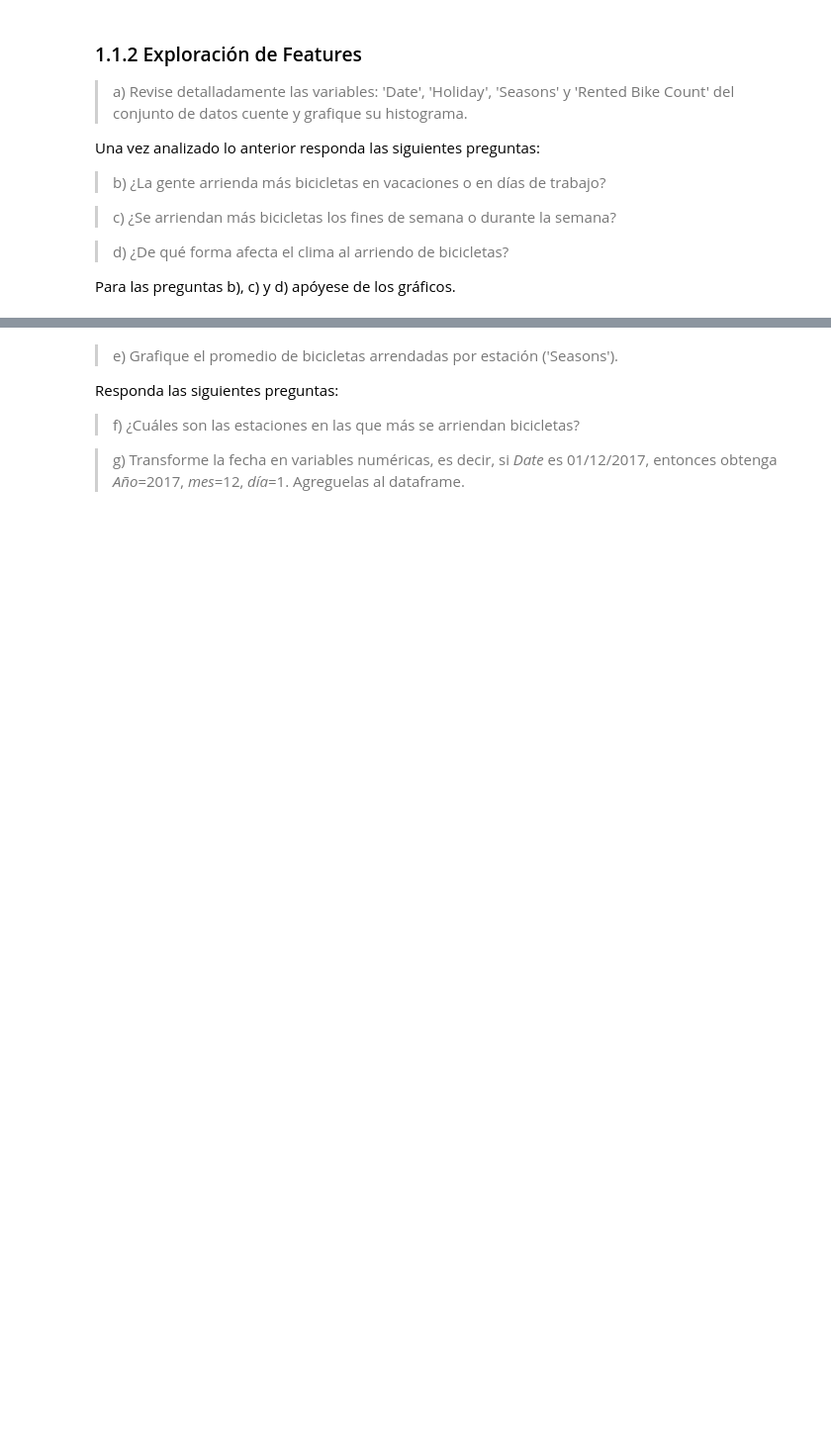
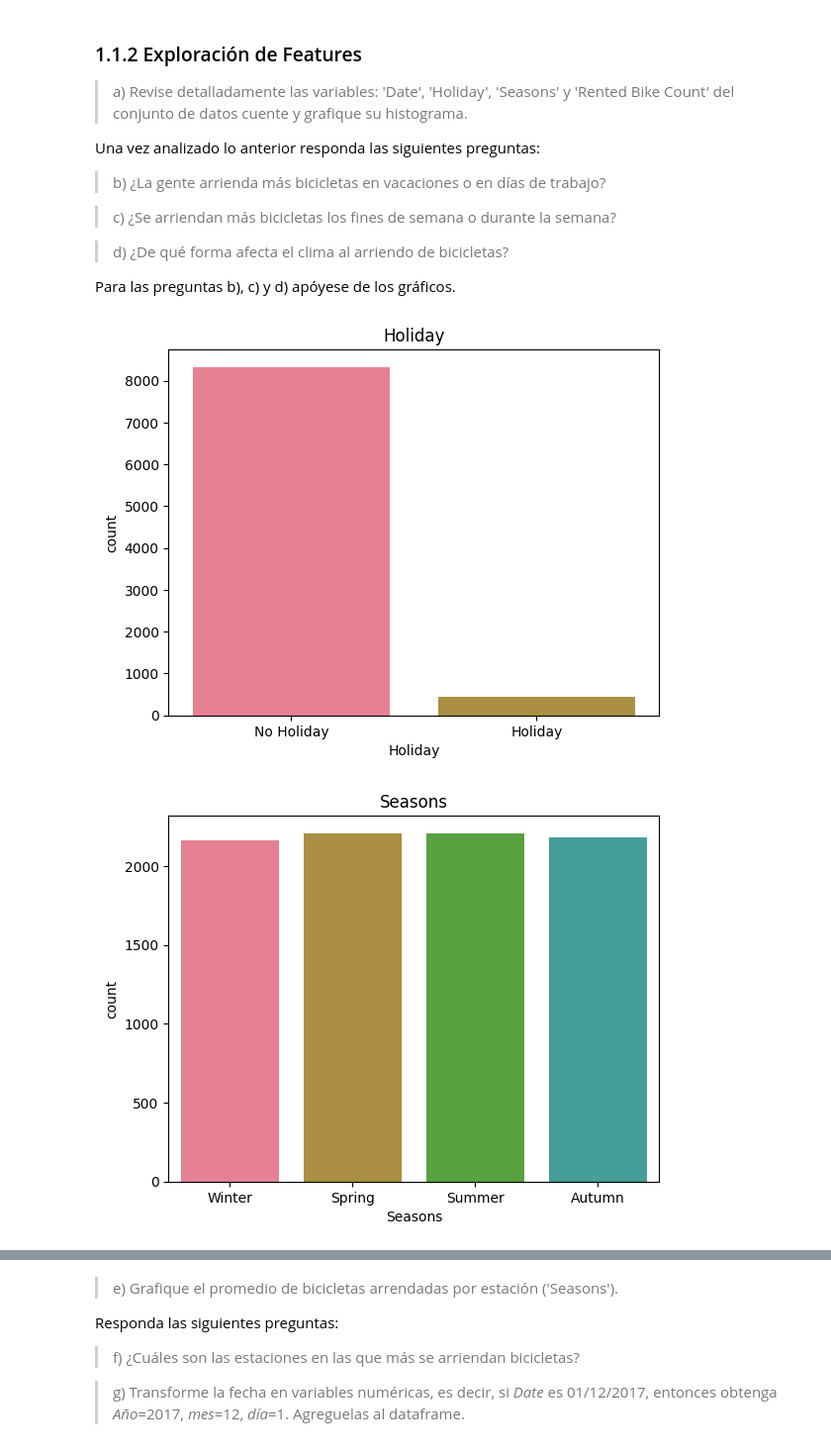
Before and after one commit to GersonHMG/Tarea1ML, a Jupyter notebook: Tarea1.ipynb, the cells around one changed output, grey strips where cells are left out. Shown at 99% size. Saved outputs shown, nothing was run; the diff lists cells and outputs as text; code cells hidden in the pictures; blank space fills up the shorter version.

```diff
--- a/Tarea1.ipynb
+++ b/Tarea1.ipynb
@@ -203,5 +207,5 @@ barplots('Hour','Rented Bike Count','Functioning Day')
 # %%
-data.drop('Functioning Day', axis=1, inplace=True)
+#data.drop('Functioning Day', axis=1, inplace=True)
 # %% [markdown]
 ### 1.1.2 Exploración de Features
 
@@ -219,9 +223,12 @@ Para las preguntas b), c) y d) apóyese de los gráficos.
 # %%
 cat_features = data[['Holiday', 'Seasons', 'Rented Bike Count']]
 for i in cat_features:
-    ax = sns.countplot(...
+    ax = sns.countplot(x = i, data = data)
     plt.title(i)
     """
     Su código aquí
     """
     plt.show()
+# %% [output]
+[figure, added]
+[figure, added]
```
Also changed, not shown: parts of 5 cells of this notebook.
